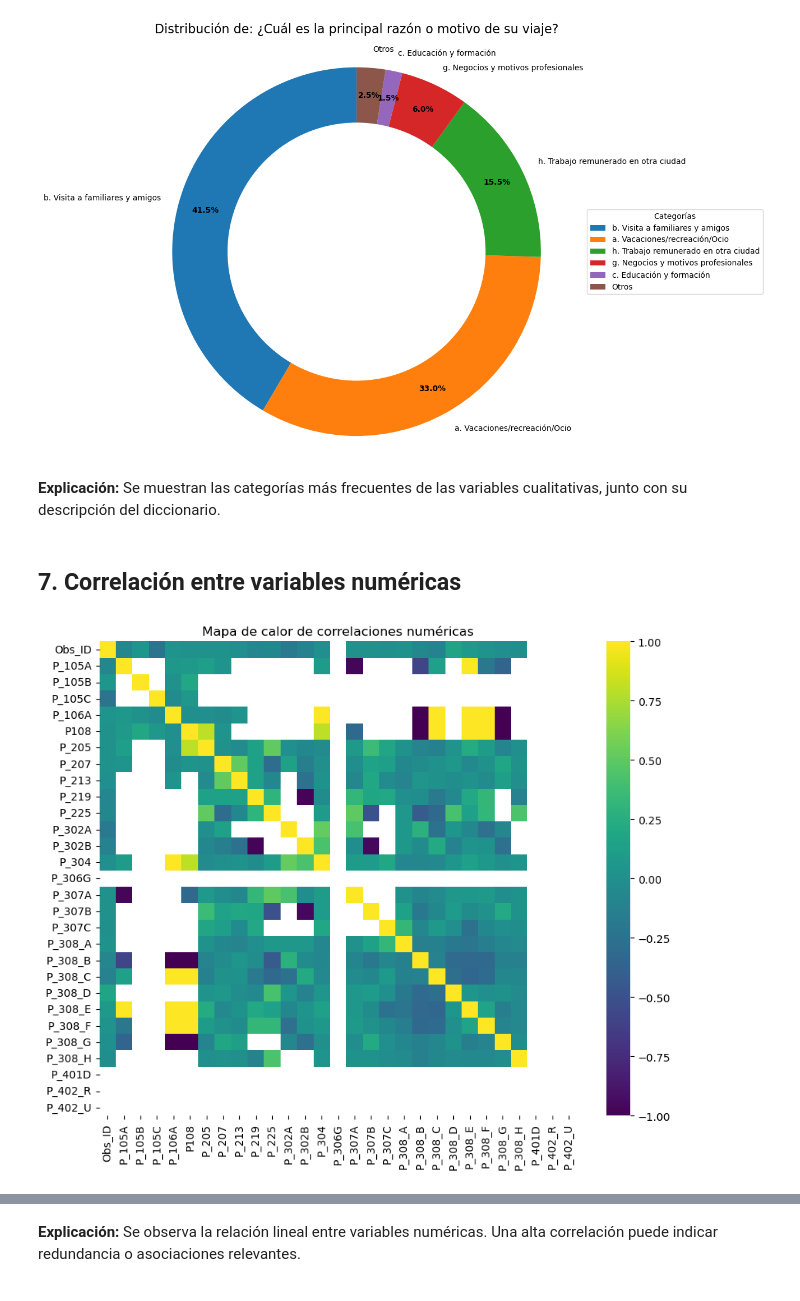
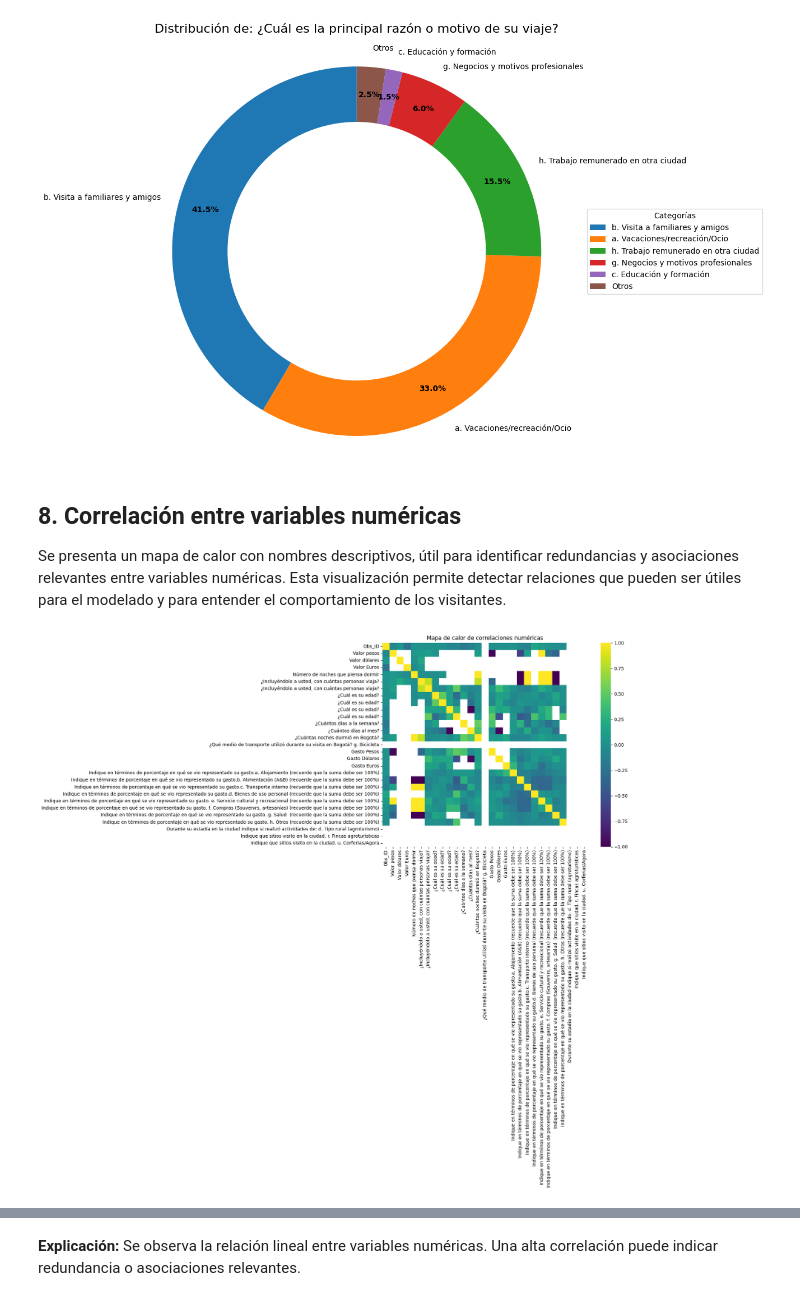
Before and after one commit to asrojas10/ProyectoMIAD-DespliegueSoluciones, a Jupyter notebook: analisis_exploratorio_viajeros_2023_con_diccionario.ipynb, the cells around one changed output, grey strips where cells are left out. Saved outputs shown, nothing was run; the diff lists cells and outputs as text; code cells hidden in the pictures.

```diff
--- a/analisis_exploratorio_viajeros_2023_con_diccionario.ipynb
+++ b/analisis_exploratorio_viajeros_2023_con_diccionario.ipynb
@@ -215,16 +225,19 @@ for col in cols_para_pie:
 [figure]
 [figure]
 [figure]
-# %% [markdown]
-
-**Explicación:** Se muestran las categorías más frecuentes de las variables cualitativas, junto con su descripción del diccionario.
 # %% [markdown]
-## 7. Correlación entre variables numéricas
+## 8. Correlación entre variables numéricas
+
+Se presenta un mapa de calor con nombres descriptivos, útil para identificar redundancias y asociaciones relevantes entre variables numéricas. Esta visualización permite detectar relaciones que pueden ser útiles para el modelado y para entender el comportamiento de los visitantes.
 # %%
+mapa_nombres = dic.set_index('variable')['descripcion'].to_dict()
+matriz_corr = df[num_cols].corr()
+matriz_corr_desc = matriz_corr.rename(index=mapa_nombres, columns=mapa_nombres)
 
-plt.figure(figsize=(10,8))
-sns.heatmap(df[num_cols].corr(), cmap='viridis', center=0)
+plt.figure(figsize=(10, 8))
+sns.heatmap(matriz_corr_desc, cmap='viridis', center=0)
 plt.title("Mapa de calor de correlaciones numéricas")
+plt.tight_layout()
 plt.show()
 # %% [output]
-[figure, old version]
+[figure, new version]
```
Also changed, not shown: parts of 26 cells of this notebook.
